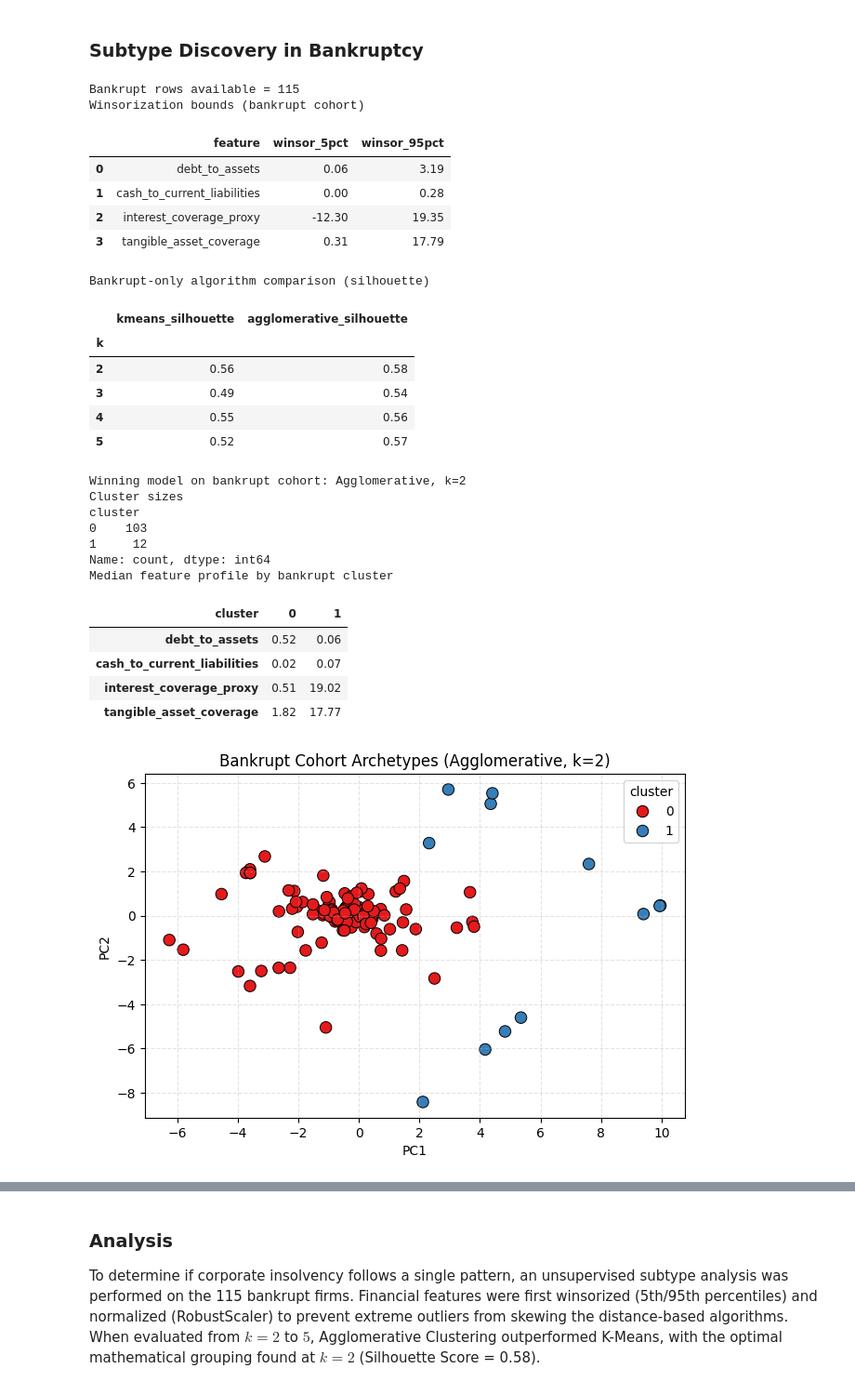
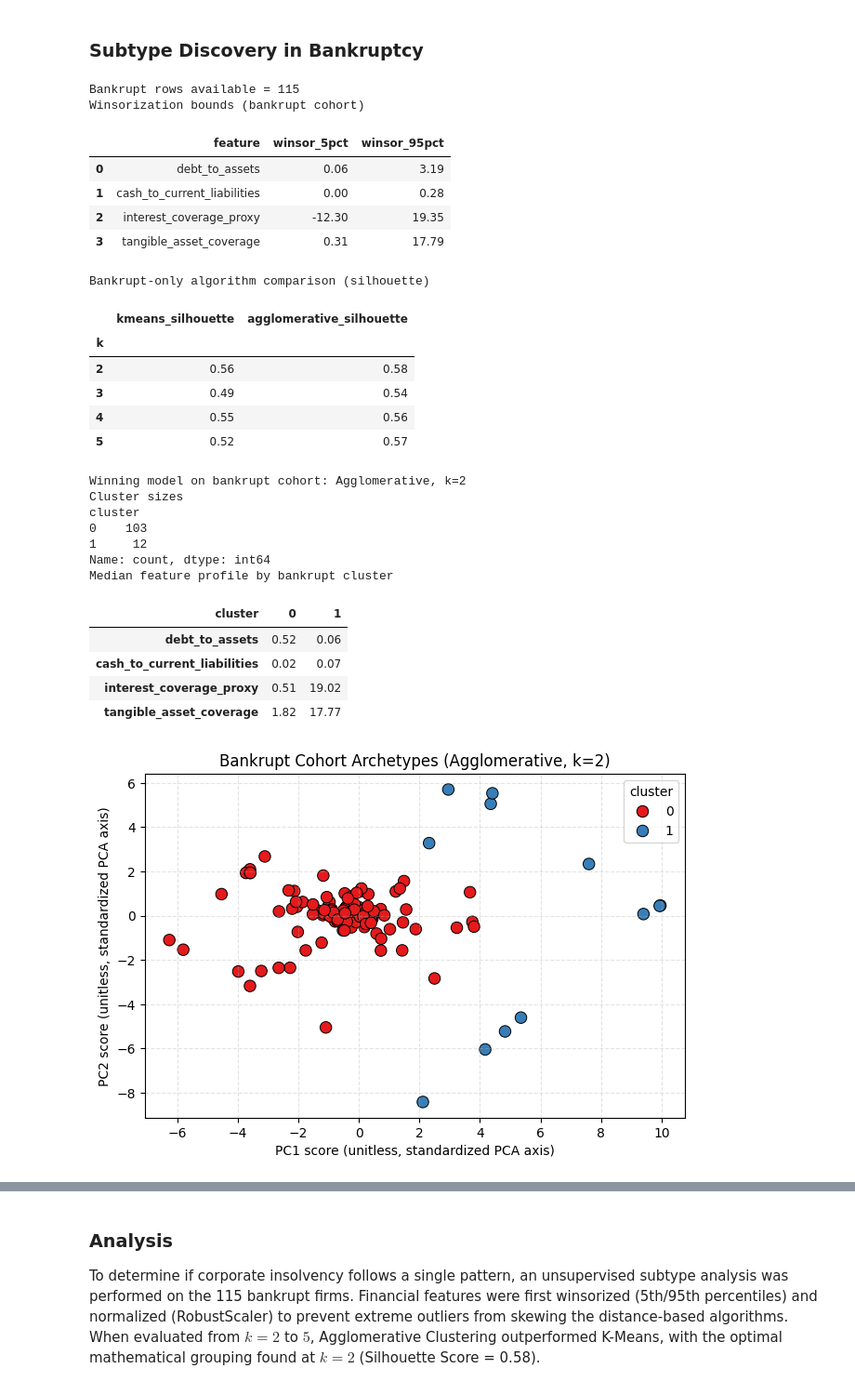
Before and after one commit to pushkqr/corporate-insolvency, a Jupyter notebook: code.ipynb, the cells around one changed output, grey strips where cells are left out. Shown at 93% size. Cells and saved outputs as stored; diff of their text form; code cells hidden in the pictures.

```diff
--- a/code.ipynb
+++ b/code.ipynb
@@ -1289,33 +1318,35 @@ sns.scatterplot(
     edgecolor='black',
 )
 plt.title(f'Bankrupt Cohort Archetypes ({best_algo_bankrupt}, k={best_k_bankrupt})')
+plt.xlabel('PC1 score (unitless, standardized PCA axis)')
+plt.ylabel('PC2 score (unitless, standardized PCA axis)')
 plt.grid(True, linestyle='--', alpha=0.35)
 plt.show()
 # %% [output]
 Bankrupt rows available = 115
 Winsorization bounds (bankrupt cohort)
 |  | feature | winsor_5pct | winsor_95pct |
 | 0 | debt_to_assets | 0.06 | 3.19 |
 | 1 | cash_to_current_liabilities | 0.00 | 0.28 |
 | 2 | interest_coverage_proxy | -12.30 | 19.35 |
 | 3 | tangible_asset_coverage | 0.31 | 17.79 |
 Bankrupt-only algorithm comparison (silhouette)
 |  | kmeans_silhouette | agglomerative_silhouette |
 | k |  |  |
 | 2 | 0.56 | 0.58 |
 | 3 | 0.49 | 0.54 |
 | 4 | 0.55 | 0.56 |
 | 5 | 0.52 | 0.57 |
 Winning model on bankrupt cohort: Agglomerative, k=2
 Cluster sizes
 cluster
 0    103
 1     12
 Name: count, dtype: int64
 Median feature profile by bankrupt cluster
 | cluster | 0 | 1 |
 | debt_to_assets | 0.52 | 0.06 |
 | cash_to_current_liabilities | 0.02 | 0.07 |
 | interest_coverage_proxy | 0.51 | 19.02 |
 | tangible_asset_coverage | 1.82 | 17.77 |
-[figure, old version]
+[figure, new version]
```
Also changed, not shown: parts of 12 cells of this notebook.
